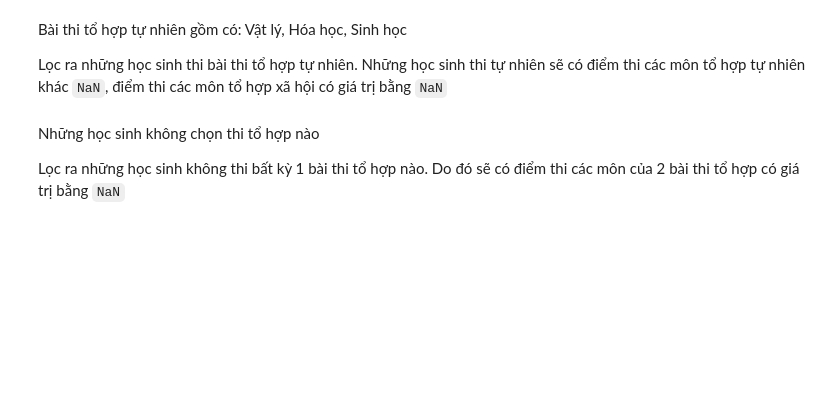
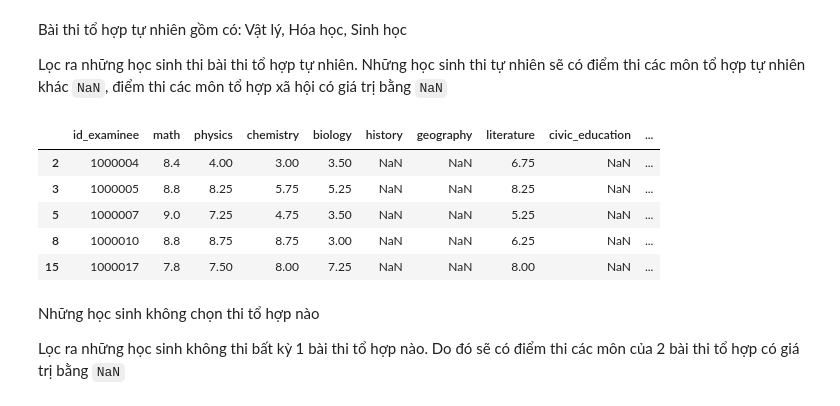
Before and after one commit to Sekiro2002/LTKHDL_Final, a Jupyter notebook: Question2.ipynb, the cells around one changed output. Cells and saved outputs as stored; diff of their text form; code cells hidden in the pictures; blank space fills up the shorter version.

```diff
--- a/Question2.ipynb
+++ b/Question2.ipynb
@@ -53,6 +62,15 @@ Lọc ra những học sinh thi bài thi tổ hợp tự nhiên. Những h
 #Ban tu nhien
 natural_science = df.loc[(np.isnan(df['physics']) == False)& (np.isnan(df['chemistry']) == False) & (np.isnan(df['biology']) == False) & (np.isnan(
     df['history']) == True) & (np.isnan(df['geography']) == True) & (np.isnan(df['civic_education']) == True)]
+# %%
+natural_science.head()
+# %% [output]
+|  | id_examinee | math | physics | chemistry | biology | history | geography | literature | civic_education | ... |
+| 2 | 1000004 | 8.4 | 4.00 | 3.00 | 3.50 | NaN | NaN | 6.75 | NaN | ... |
+| 3 | 1000005 | 8.8 | 8.25 | 5.75 | 5.25 | NaN | NaN | 8.25 | NaN | ... |
+| 5 | 1000007 | 9.0 | 7.25 | 4.75 | 3.50 | NaN | NaN | 5.25 | NaN | ... |
+| 8 | 1000010 | 8.8 | 8.75 | 8.75 | 3.00 | NaN | NaN | 6.25 | NaN | ... |
+| 15 | 1000017 | 7.8 | 7.50 | 8.00 | 7.25 | NaN | NaN | 8.00 | NaN | ... |
 # %% [markdown]
 Những học sinh không chọn thi tổ hợp nào
 
```
Also changed, not shown: parts of 3 cells of this notebook.
